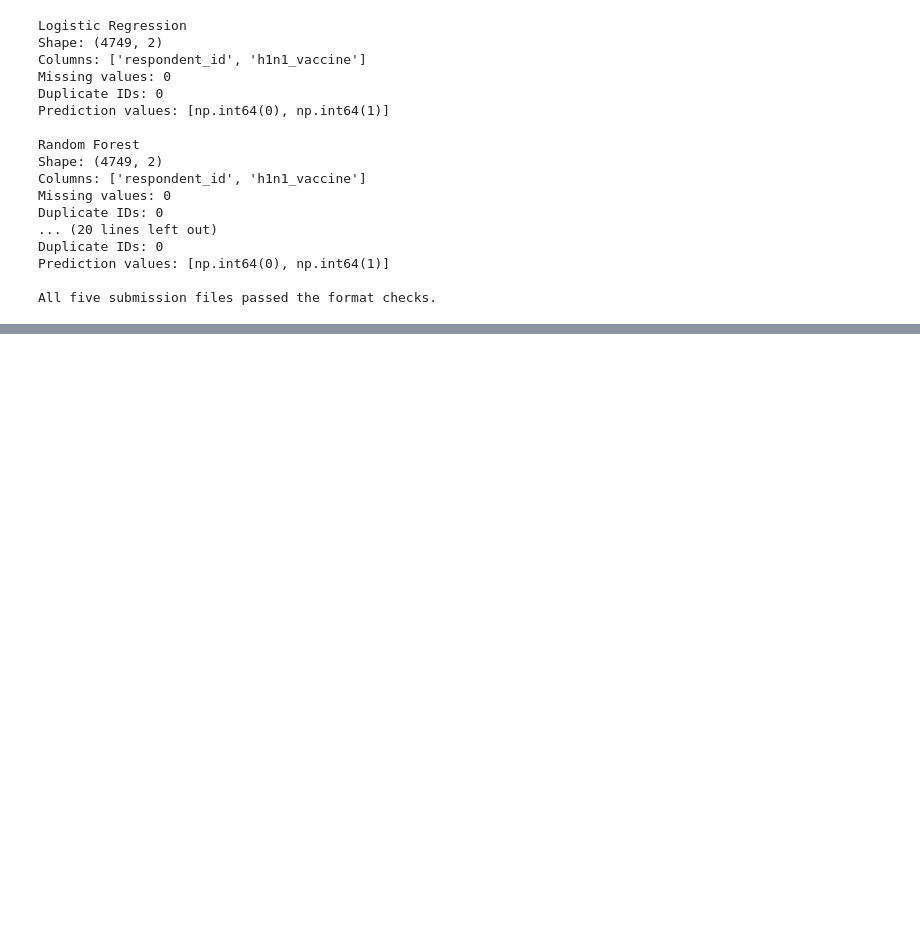
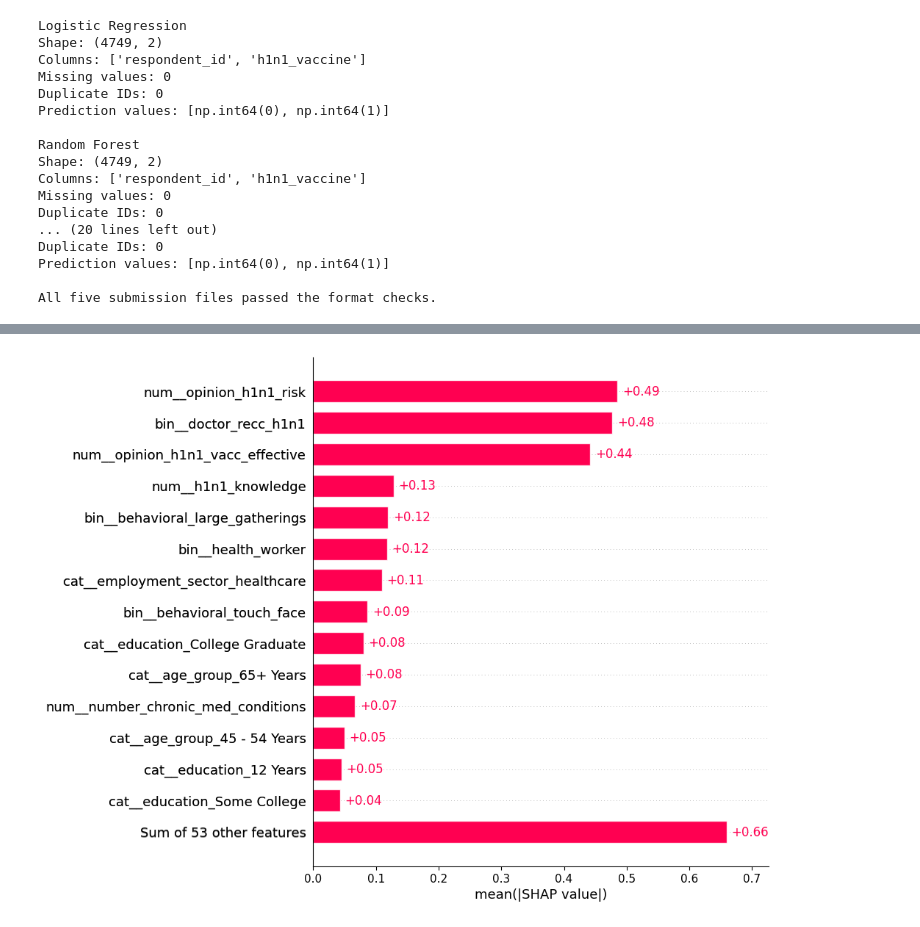
Before and after one commit to DS-Challenge-Hackathon-J-Group/DataScience-Hackathon, a Jupyter notebook: RMDS_Data_Science_Hackathon_–_Dataset_B_J_(Group).ipynb, the cells around one changed output, grey strips where cells are left out. Saved outputs shown, nothing was run; the diff lists cells and outputs as text; code cells hidden in the pictures; blank space fills up the shorter version.

```diff
--- a/RMDS_Data_Science_Hackathon_–_Dataset_B_J_(Group).ipynb
+++ b/RMDS_Data_Science_Hackathon_–_Dataset_B_J_(Group).ipynb
@@ -1748,0 +2001,9 @@ files.download("H1N1_Final_Submissions.zip")
+# %%
+
+# Generate the SHAP feature importance bar plot
+shap.plots.bar(
+    shap_values,
+    max_display=15
+)
+# %% [output]
+[figure, added]
```
Also changed, not shown: parts of 79 cells of this notebook.
